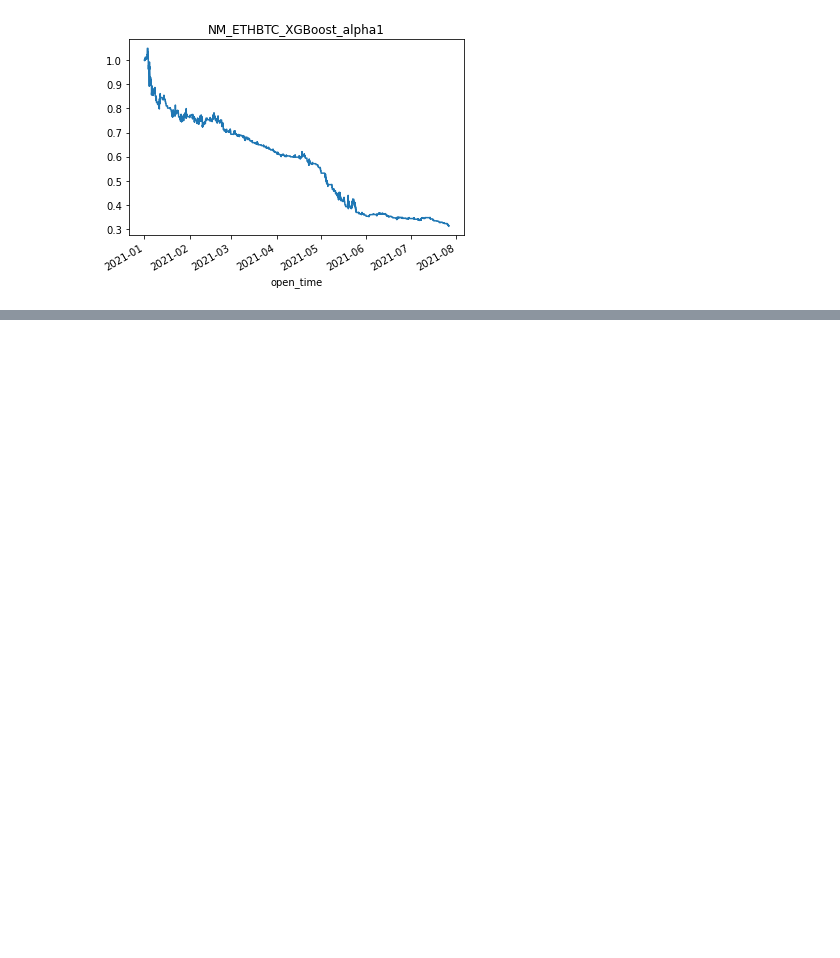
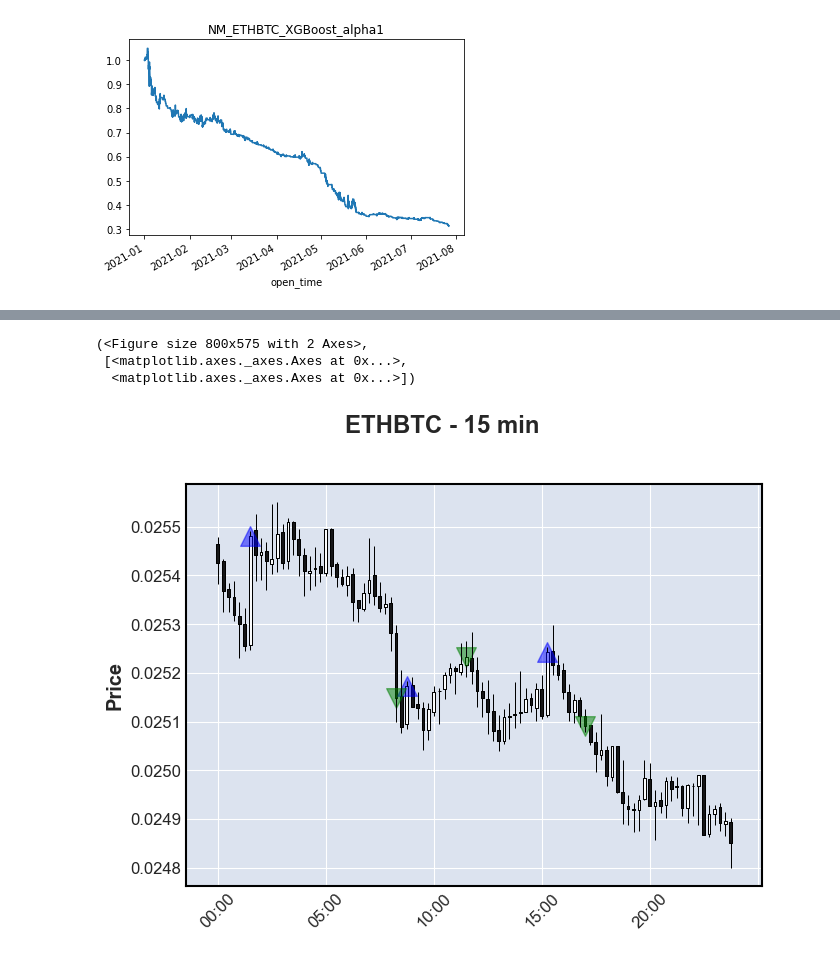
Before and after one commit to mads-swaps/swap-for-profit, a Jupyter notebook: aws/sam/mads-swap-app/swap_simulation/simulate_notebook_nm.ipynb, the cells around one changed output, grey strips where cells are left out. Cells and saved outputs as stored; diff of their text form; code cells hidden in the pictures; blank space fills up the shorter version.

```diff
--- a/aws/sam/mads-swap-app/swap_simulation/simulate_notebook_nm.ipynb
+++ b/aws/sam/mads-swap-app/swap_simulation/simulate_notebook_nm.ipynb
@@ -394,0 +395,2 @@ for k,v in simulation_results.items():
+# %%
+df = simulation_results['NM_ETHBTC_GradBoost_alpha1']
@@ -394,0 +408,38 @@ for k,v in simulation_results.items():
+# %%
+import mplfinance as mpf
+import matplotlib.pyplot as plt
+
+def plot_buy_sells(df):
+
+    def build_subplot(df, idxs=[]):
+        signals = pd.Series(np.NaN, index=df.index)
+        prices = df.loc[idxs]['close'].values
+        for i,p in zip(idxs,prices):
+            signals.at[i]=p
+        return signals
+
+    decisions = df.trade_decision
+
+    buy_signal = build_subplot(df, decisions[decisions==1].index)
+    sell_signal = build_subplot(df, decisions[decisions==-1].index)
+
+
+    apds=[mpf.make_addplot(buy_signal, type='scatter', markersize=200, marker='^',color='b', alpha=0.5),
+          mpf.make_addplot(sell_signal, type='scatter', markersize=200, marker='v',color='g', alpha=0.5),
+         ]
+
+    fig, ax = mpf.plot(df,
+                       type='candlestick',
+                       title=f"ETHBTC - 15 min",
+                       returnfig=True,
+                       addplot=apds,
+                      )
+
+    return fig,ax
+
+plot_buy_sells(df.loc['2021-01-01'])
+# %% [output]
+(<Figure size 800x575 with 2 Axes>,
+ [<matplotlib.axes._axes.Axes at 0x...>,
+  <matplotlib.axes._axes.Axes at 0x...>])
+[figure, added]
```
Also changed, not shown: parts of 3 cells of this notebook.
